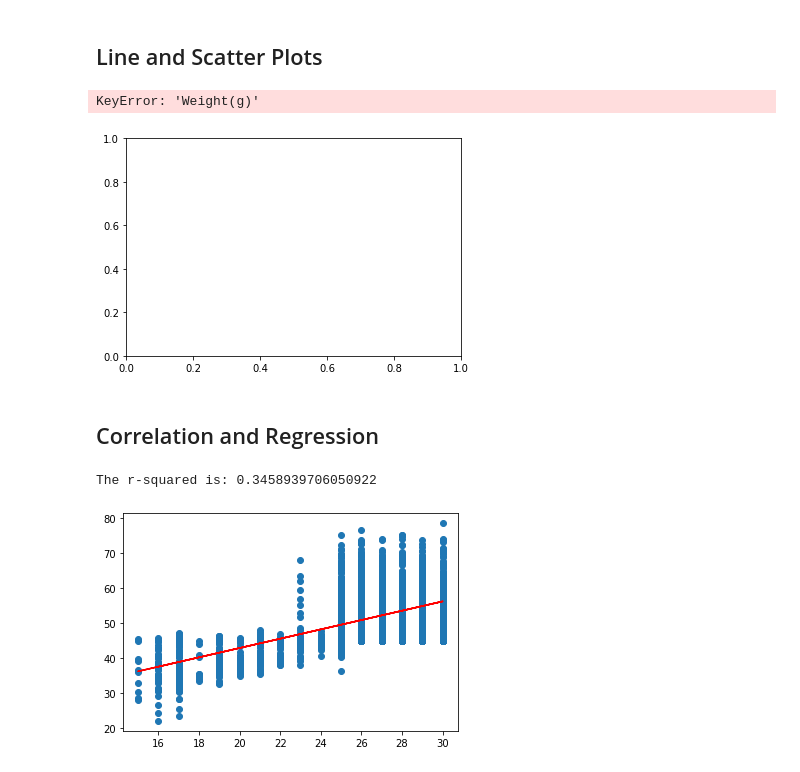
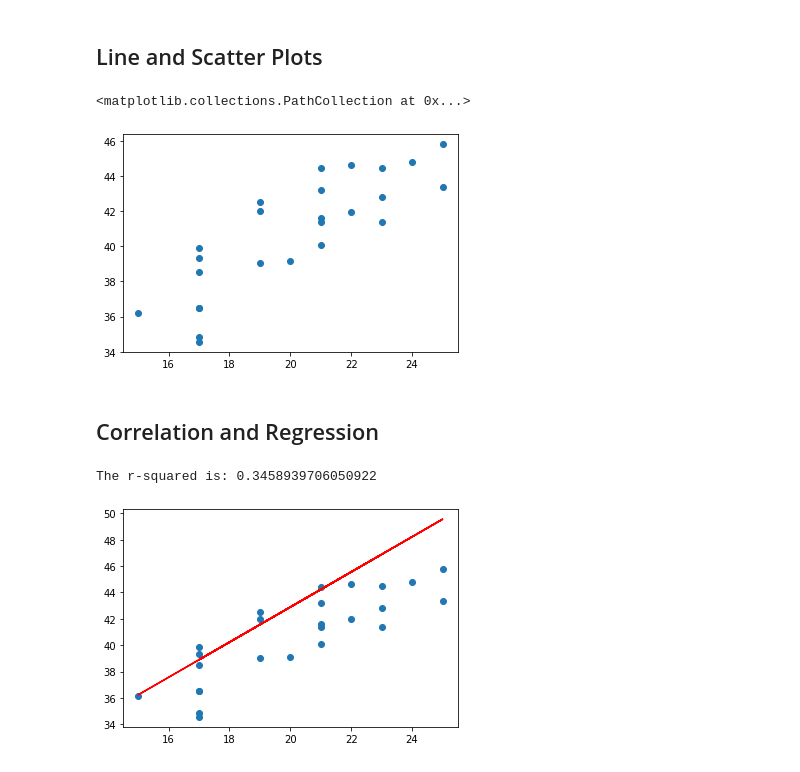
Before and after one commit to TPhillips27/Matplotlib-homework, a Jupyter notebook: Instructions/Pymaceuticals/pymaceuticals_starter.ipynb, the cells around one changed output. Saved outputs shown, nothing was run; the diff lists cells and outputs as text; code cells hidden in the pictures.

```diff
--- a/Instructions/Pymaceuticals/pymaceuticals_starter.ipynb
+++ b/Instructions/Pymaceuticals/pymaceuticals_starter.ipynb
@@ -256,34 +249,31 @@ plt.show()
 # %%
 # Generate a scatter plot of mouse weight versus average tumor volume for the Capomulin regimen
 capomulin_data = clean_combined_df.loc[clean_combined_df['Drug Regimen']=='Capomulin']
-avg_tumor_per_mouse = capomulin_data.groupby('Mouse ID')['Tumor Volume (mm3)'].mean()
-weight = clean_combined_df[['Mouse ID', 'Weight (g)']]
+avg_tumor_per_mouse = capomulin_data.groupby('Mouse ID').mean()
 
-tumor_weight = pd.merge(weight, avg_tumor_per_mouse, how='right', on='Mouse ID')
-tumor_weight.plot(kind='scatter', x= 'Weight(g)', y= 'Tumor Volume (mm3)')
-plt.show()
+x_axis = avg_tumor_per_mouse['Weight (g)']
+y_axis = avg_tumor_per_mouse['Tumor Volume (mm3)']
+plt.scatter(x_axis, y_axis)
 # %% [output]
-KeyError: 'Weight(g)'
+<matplotlib.collections.PathCollection at 0x...>
-[figure, old version]
+[figure, new version]
 # %% [markdown]
 ## Correlation and Regression
 # %%
 # Calculate the correlation coefficient and linear regression model
 # for mouse weight and average tumor volume for the Capomulin regimen
 from scipy.stats import linregress
 
-x_values = clean_combined_df['Weight (g)']
-y_values = clean_combined_df['Tumor Volume (mm3)']
-(slope, intercept, rvalue, pvalue, stderr) = linregress(x_values, y_values)
-regress_values = x_values * slope + intercept
+# (slope, intercept, rvalue, pvalue, stderr) = linregress(x_values, y_values)
+regress_values = x_axis * slope + intercept
 line_eq = "y = " + str(round(slope,2)) + "x + " + str(round(intercept,2))
-plt.scatter(x_values,y_values)
-plt.plot(x_values,regress_values,"r-")
+plt.scatter(x_axis,y_axis)
+plt.plot(x_axis,regress_values,"r-")
 # plt.annotate(line_eq,(0,50),fontsize=15,color="red")
 # plt.xlabel('Weight')
 # plt.ylabel('Average Tumor Volume')
 print(f"The r-squared is: {rvalue**2}")
 plt.show()
 # %% [output]
 The r-squared is: 0.3458939706050922
-[figure, old version]
+[figure, new version]
```
Also changed, not shown: parts of 1 cell of this notebook.
